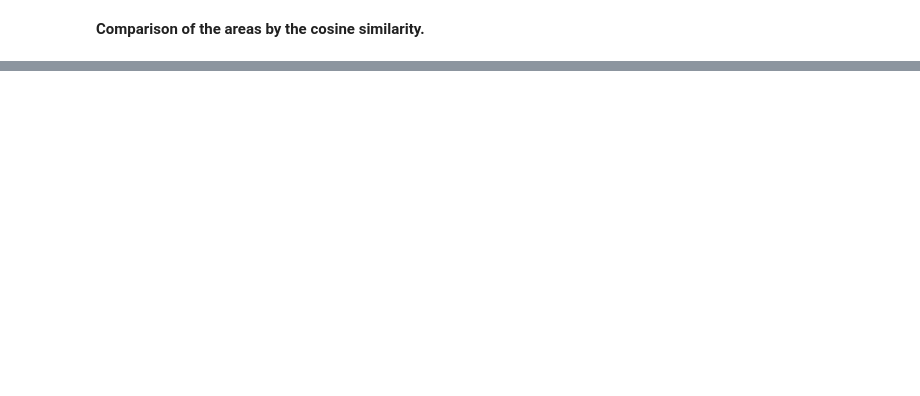
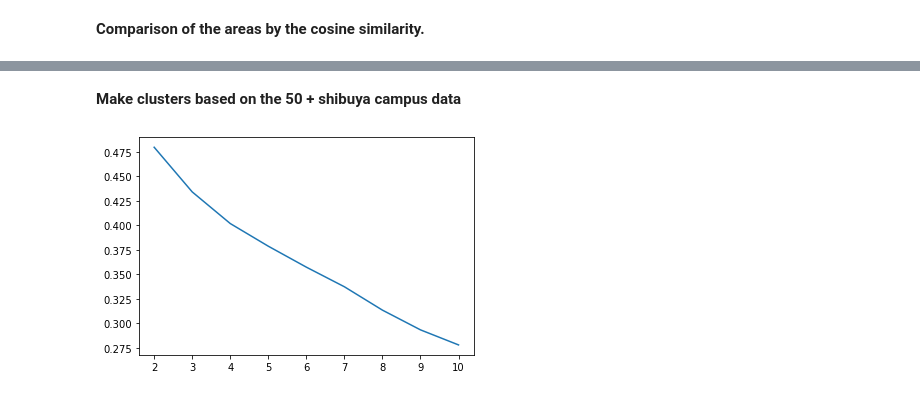
Before and after one commit to HIKARU8150/Coursera_Capstone, a Jupyter notebook: Project/find_new_campus.ipynb, the cells around one changed output, grey strips where cells are left out. Saved outputs shown, nothing was run; the diff lists cells and outputs as text; code cells hidden in the pictures; blank space fills up the shorter version.

```diff
--- a/Project/find_new_campus.ipynb
+++ b/Project/find_new_campus.ipynb
@@ -67,4 +48,5 @@ Tokyo_grouped.head()
 # %%
 # merge the data
-zip_neighbor = tokyo_zip.merge(Tokyo_grouped, on = "Area")
+zip_neighbor = tokyo_zip.merge(Tokyo_grouped, on = "zip_code")
 zip_neighbor.dropna(inplace = True)
+zip_neighbor.head()
@@ -224,0 +63,14 @@ full_campus_sites
+# %%
+from sklearn.metrics.pairwise import cosine_similarity
+
+# Shibuya campus info
+shibuya_campus_zip = "1500002"
+campus_zip_shibuya = zip_neighbor.query('zip_code == {}'.format(shibuya_campus_zip))
+
+# remove categorical features from vectors and make new vectors
+campus_comp_vec = campus_zip_shibuya.drop(["zip_code", "都", "区", "町","Prefecture","District","Area", "lat", "long"], axis = 1)
+all_comp_vec = zip_neighbor.drop(["zip_code", "都", "区", "町","Prefecture","District","Area", "lat", "long"], axis = 1)
+
+#compute the cosine similarity and store the score in a DF
+cos_score = cosine_similarity(campus_comp_vec, all_comp_vec)
+zip_neighbor["cos_score"] = cos_score[0]
@@ -224,0 +79,14 @@ full_campus_sites
+# %%
+## obtain data of all of our campus for later use
+campus_zip = ["1520035", "1800004", "1800005", "1600004"]
+full_campus_sites = zip_neighbor.query('zip_code == {}'.format(campus_zip))
+full_campus_sites = pd.concat([full_campus_sites, campus_zip_shibuya])
+
+
+## obtain top 40 similar areas to the Shibuya campus
+# remove our campuses data from data
+zip_neighbor = zip_neighbor.query('zip_code != {}'.format(campus_zip))
+
+## index 526 is ignored because it is a dupulicate of Yanaka (zip 1100001) in the data
+similar_area = zip_neighbor.drop(526).sort_values("cos_score", ascending = False).head(41)
+similar_area[["zip_code", "Area","cos_score"]]
@@ -224,0 +111,2 @@ full_campus_sites
+# %% [markdown]
+<b>Make clusters based on the 50 + shibuya campus data</b>
@@ -224,0 +116,16 @@ full_campus_sites
+# %%
+#find the best number of K trying from 2 to 10 by the elbow method
+
+zip_neighbor_clustering = similar_area.drop(["zip_code", "都", "区", "町","Prefecture","District","Area", "lat", "long", "cos_score", ], axis = 1)
+
+sum_of_squared = []
+ks = [i + 2 for i in range(9)]
+for k in ks:
+    kclusters = k
+    kmeans = KMeans(n_clusters = kclusters, random_state = 0).fit(zip_neighbor_clustering)
+    sum_of_squared.append(kmeans.inertia_)
+
+plt.plot(ks, sum_of_squared)
+plt.show()
+# %% [output]
+[figure, added]
```
Also changed, not shown: parts of 22 cells of this notebook, 4 other files.
